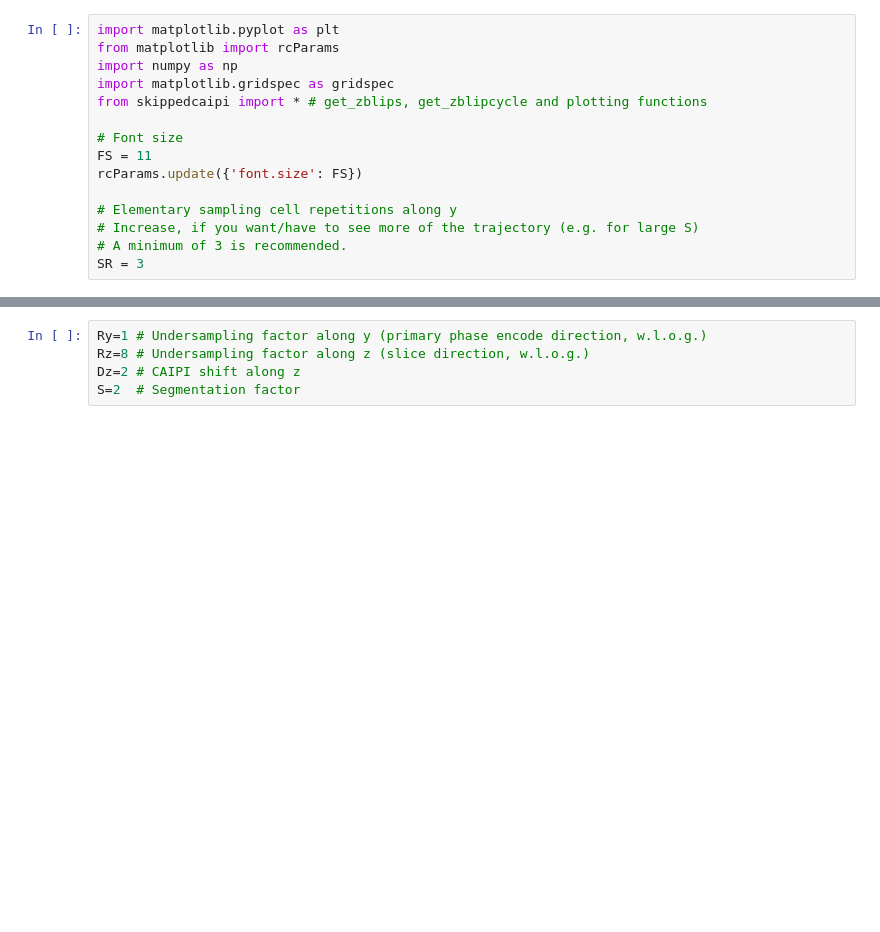
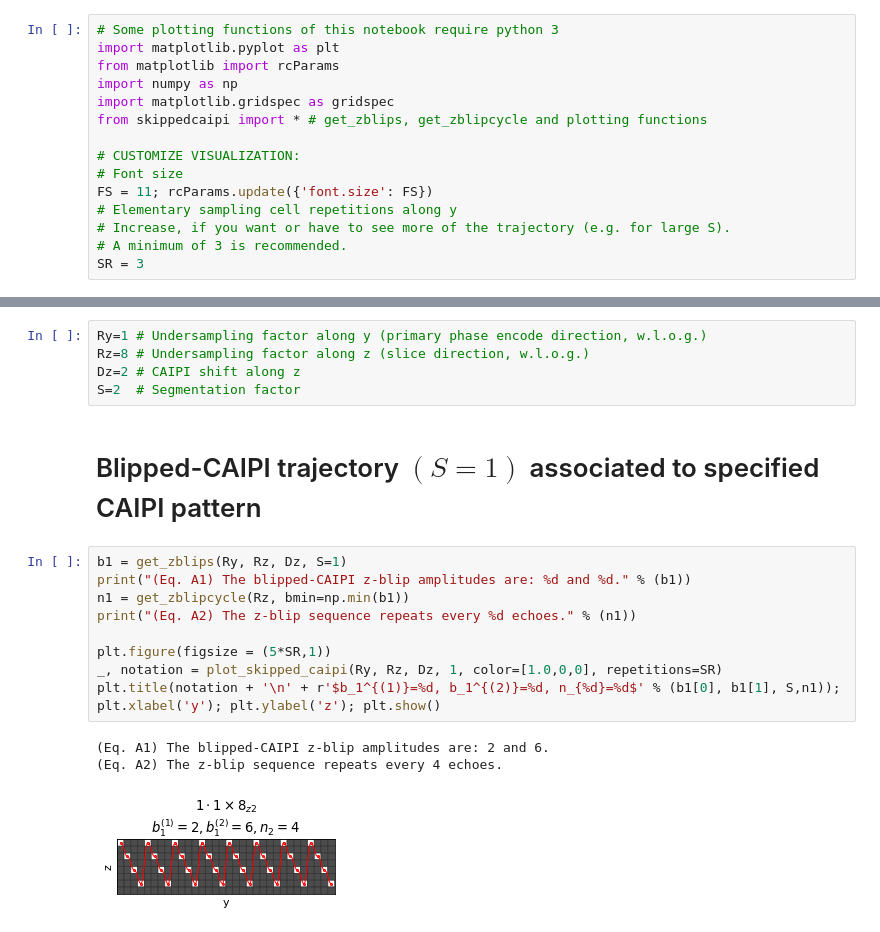
Before and after one commit to mrphysics-bonn/skipped-caipi, a Jupyter notebook: index.ipynb, the cells around one changed output, grey strips where cells are left out. Cells and saved outputs as stored; diff of their text form; blank space fills up the shorter version.

```diff
--- a/index.ipynb
+++ b/index.ipynb
@@ -8,18 +8,18 @@ Rüdiger Stirnberg (1), Tony Stöcker (1,2)
 1. German Center for Neurodegenerative Diseases (DZNE), Bonn, Germany
 2. Department of Physics and Astronomy, University of Bonn, Bonn, Germany
 # %%
+# Some plotting functions of this notebook require python 3
 import matplotlib.pyplot as plt
 from matplotlib import rcParams
 import numpy as np
 import matplotlib.gridspec as gridspec
 from skippedcaipi import * # get_zblips, get_zblipcycle and plotting functions
 
+# CUSTOMIZE VISUALIZATION:
 # Font size
-FS = 11
-rcParams.update({'font.size': FS})
-
+FS = 11; rcParams.update({'font.size': FS})
 # Elementary sampling cell repetitions along y
-# Increase, if you want/have to see more of the trajectory (e.g. for large S)
+# Increase, if you want or have to see more of the trajectory (e.g. for large S).
 # A minimum of 3 is recommended.
 SR = 3
 # %% [markdown]
@@ -31,3 +31,18 @@ Ry=1 # Undersampling factor along y (primary phase encode direction, w.l.o.g.)
 Rz=8 # Undersampling factor along z (slice direction, w.l.o.g.)
 Dz=2 # CAIPI shift along z
 S=2  # Segmentation factor
+# %% [markdown]
+# Blipped-CAIPI trajectory $(S=1)$ associated to specified CAIPI pattern
+# %%
+b1 = get_zblips(Ry, Rz, Dz, S=1)
+print("(Eq. A1) The blipped-CAIPI z-blip amplitudes are: %d and %d." % (b1))
+n1 = get_zblipcycle(Rz, bmin=np.min(b1))
+print("(Eq. A2) The z-blip sequence repeats every %d echoes." % (n1))
+
+plt.figure(figsize = (5*SR,1))
+_, notation = plot_skipped_caipi(Ry, Rz, Dz, 1, color=[1.0,0,0], repetitions=SR)
+plt.title(notation + '\n' + r'$b_1^{(1)}=%d, b_1^{(2)}=%d, n_{%d}=%d$' % (b1[0], b1[1], S,n1)); plt.xlabel('y'); plt.ylabel('z'); plt.show()
+# %% [output]
+(Eq. A1) The blipped-CAIPI z-blip amplitudes are: 2 and 6.
+(Eq. A2) The z-blip sequence repeats every 4 echoes.
+[figure, added]
```
Also changed, not shown: parts of 10 cells of this notebook, 2 other files.
